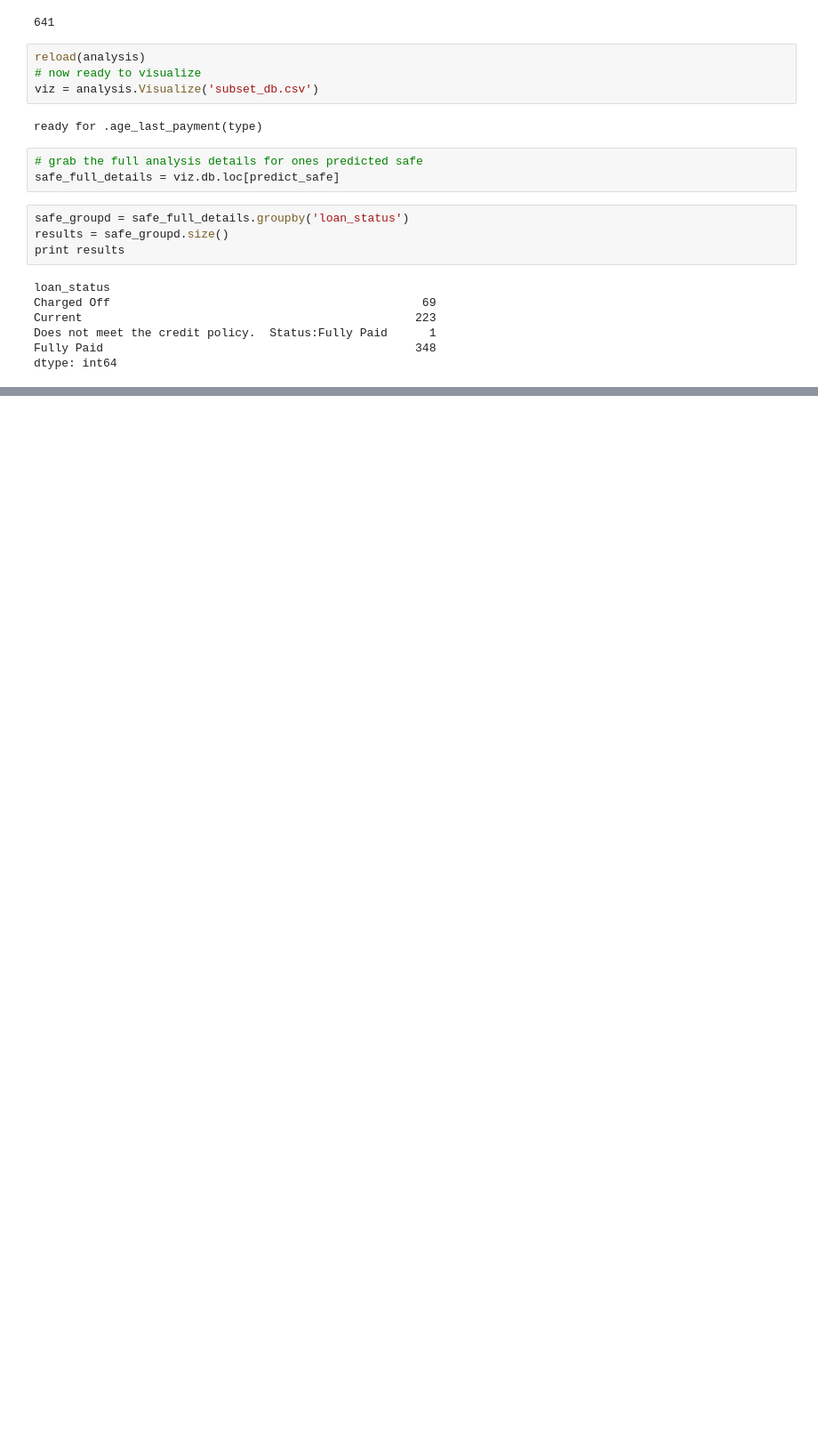
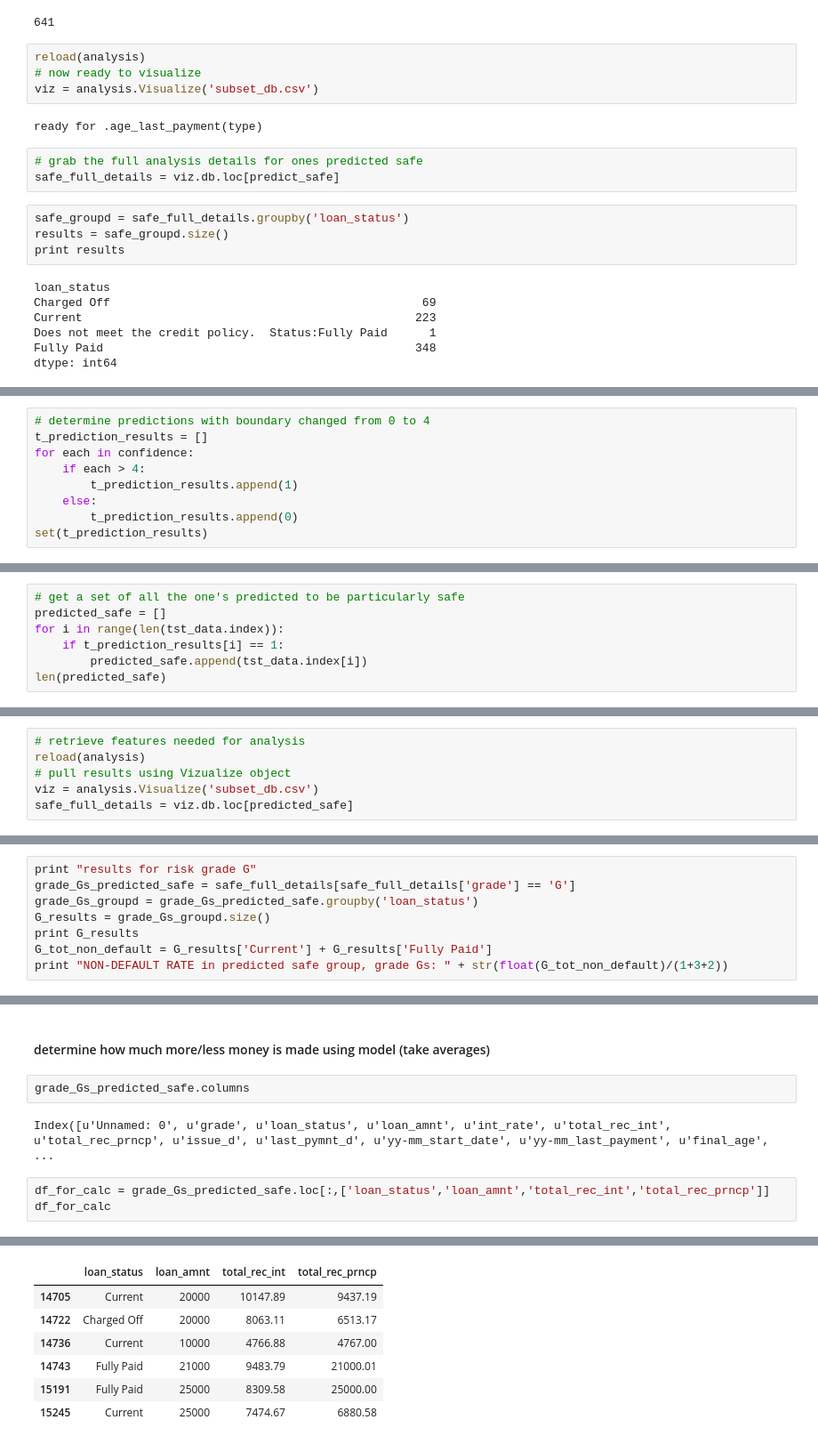
Before and after one commit to rbparrish/P2P_code, a Jupyter notebook: method_consolidation_11-11.ipynb, the cells around one changed output, grey strips where cells are left out. Shown: that part at 89% size. Drawn from its saved outputs; the diff is of its cells as text; blank space fills up the shorter version.

```diff
--- a/method_consolidation_11-11.ipynb
+++ b/method_consolidation_11-11.ipynb
@@ -315,0 +370,9 @@ print float(total_non_default)/len(predict_safe)
+# %%
+# determine predictions with boundary changed from 0 to 4
+t_prediction_results = []
+for each in confidence:
+    if each > 4:
+        t_prediction_results.append(1)
+    else:
+        t_prediction_results.append(0)
+set(t_prediction_results)
@@ -315,0 +381,7 @@ print float(total_non_default)/len(predict_safe)
+# %%
+# get a set of all the one's predicted to be particularly safe
+predicted_safe = []
+for i in range(len(tst_data.index)):
+    if t_prediction_results[i] == 1:
+        predicted_safe.append(tst_data.index[i])
+len(predicted_safe)
@@ -315,0 +390,6 @@ print float(total_non_default)/len(predict_safe)
+# %%
+# retrieve features needed for analysis
+reload(analysis)
+# pull results using Vizualize object
+viz = analysis.Visualize('subset_db.csv')
+safe_full_details = viz.db.loc[predicted_safe]
@@ -315,0 +512,8 @@ print float(total_non_default)/len(predict_safe)
+# %%
+print "results for risk grade G"
+grade_Gs_predicted_safe = safe_full_details[safe_full_details['grade'] == 'G']
+grade_Gs_groupd = grade_Gs_predicted_safe.groupby('loan_status')
+G_results = grade_Gs_groupd.size()
+print G_results
+G_tot_non_default = G_results['Current'] + G_results['Fully Paid']
+print "NON-DEFAULT RATE in predicted safe group, grade Gs: " + str(float(G_tot_non_default)/(1+3+2))
@@ -315,0 +528,10 @@ print float(total_non_default)/len(predict_safe)
+# %% [markdown]
+#### determine how much more/less money is made using model (take averages)
+# %%
+grade_Gs_predicted_safe.columns
+# %% [output]
+Index([u'Unnamed: 0', u'grade', u'loan_status', u'loan_amnt', u'int_rate', u'total_rec_int', u'total_rec_prncp', u'issue_d', u'last_pymnt_d', u'yy-mm_start_date', u'yy-mm_last_payment', u'final_age',  ...
+# %%
+df_for_calc = grade_Gs_predicted_safe.loc[:,['loan_status','loan_amnt','total_rec_int','total_rec_prncp']]
+df_for_calc
+# %% [output]
@@ -315,0 +541,7 @@ print float(total_non_default)/len(predict_safe)
+|  | loan_status | loan_amnt | total_rec_int | total_rec_prncp |
+| 14705 | Current | 20000 | 10147.89 | 9437.19 |
+| 14722 | Charged Off | 20000 | 8063.11 | 6513.17 |
+| 14736 | Current | 10000 | 4766.88 | 4767.00 |
+| 14743 | Fully Paid | 21000 | 9483.79 | 21000.01 |
+| 15191 | Fully Paid | 25000 | 8309.58 | 25000.00 |
+| 15245 | Current | 25000 | 7474.67 | 6880.58 |
```
Also changed, not shown: parts of 26 cells of this notebook, 3 other files.
